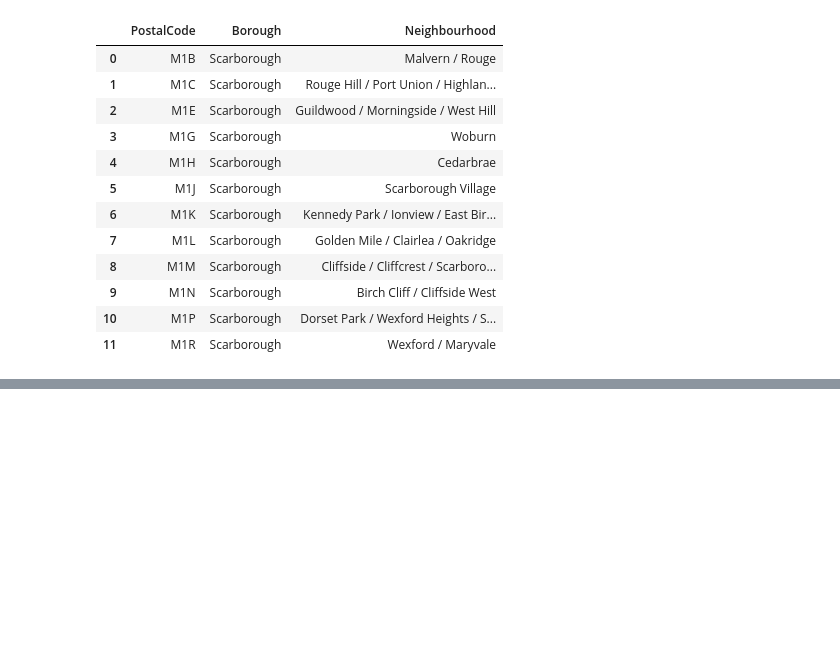
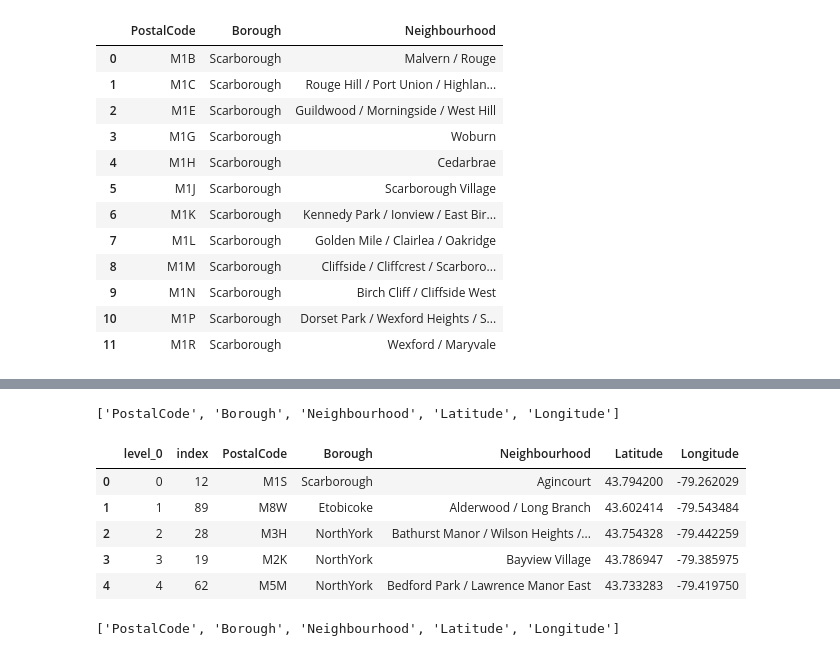
Before and after one commit to swatijha1509/coursea_capstone_project, a Jupyter notebook: Capstone-NoteBook-Intro.ipynb, the cells around one changed output, grey strips where cells are left out. Saved outputs shown, nothing was run; the diff lists cells and outputs as text; code cells hidden in the pictures; blank space fills up the shorter version.

```diff
--- a/Capstone-NoteBook-Intro.ipynb
+++ b/Capstone-NoteBook-Intro.ipynb
@@ -227,0 +580,25 @@ df3.head(12)
+# %%
+new_column_order = ['PostalCode',
+ 'Borough',
+ 'Neighbourhood',
+ 'Latitude',
+ 'Longitude']
+new_column_order
+# %% [output]
+['PostalCode', 'Borough', 'Neighbourhood', 'Latitude', 'Longitude']
+# %%
+data1 = data1[new_column_order]
+#data1.head()
+# %%
+sorted_df = data1.sort_values([ 'Neighbourhood', 'Latitude'], ascending=[True, True])
+#sorted_df.head()
+# %%
+sorted_df.reset_index(inplace=True)
+sorted_df.head()
+# %% [output]
+|  | level_0 | index | PostalCode | Borough | Neighbourhood | Latitude | Longitude |
+| 0 | 0 | 12 | M1S | Scarborough | Agincourt | 43.794200 | -79.262029 |
+| 1 | 1 | 89 | M8W | Etobicoke | Alderwood / Long Branch | 43.602414 | -79.543484 |
+| 2 | 2 | 28 | M3H | NorthYork | Bathurst Manor / Wilson Heights /... | 43.754328 | -79.442259 |
+| 3 | 3 | 19 | M2K | NorthYork | Bayview Village | 43.786947 | -79.385975 |
+| 4 | 4 | 62 | M5M | NorthYork | Bedford Park / Lawrence Manor East | 43.733283 | -79.419750 |
@@ -227,0 +608,9 @@ df3.head(12)
+# %%
+new_column_order2 = ['PostalCode',
+ 'Borough',
+ 'Neighbourhood',
+ 'Latitude',
+ 'Longitude']
+new_column_order2
+# %% [output]
+['PostalCode', 'Borough', 'Neighbourhood', 'Latitude', 'Longitude']
```
Also changed, not shown: parts of 100 cells of this notebook.
